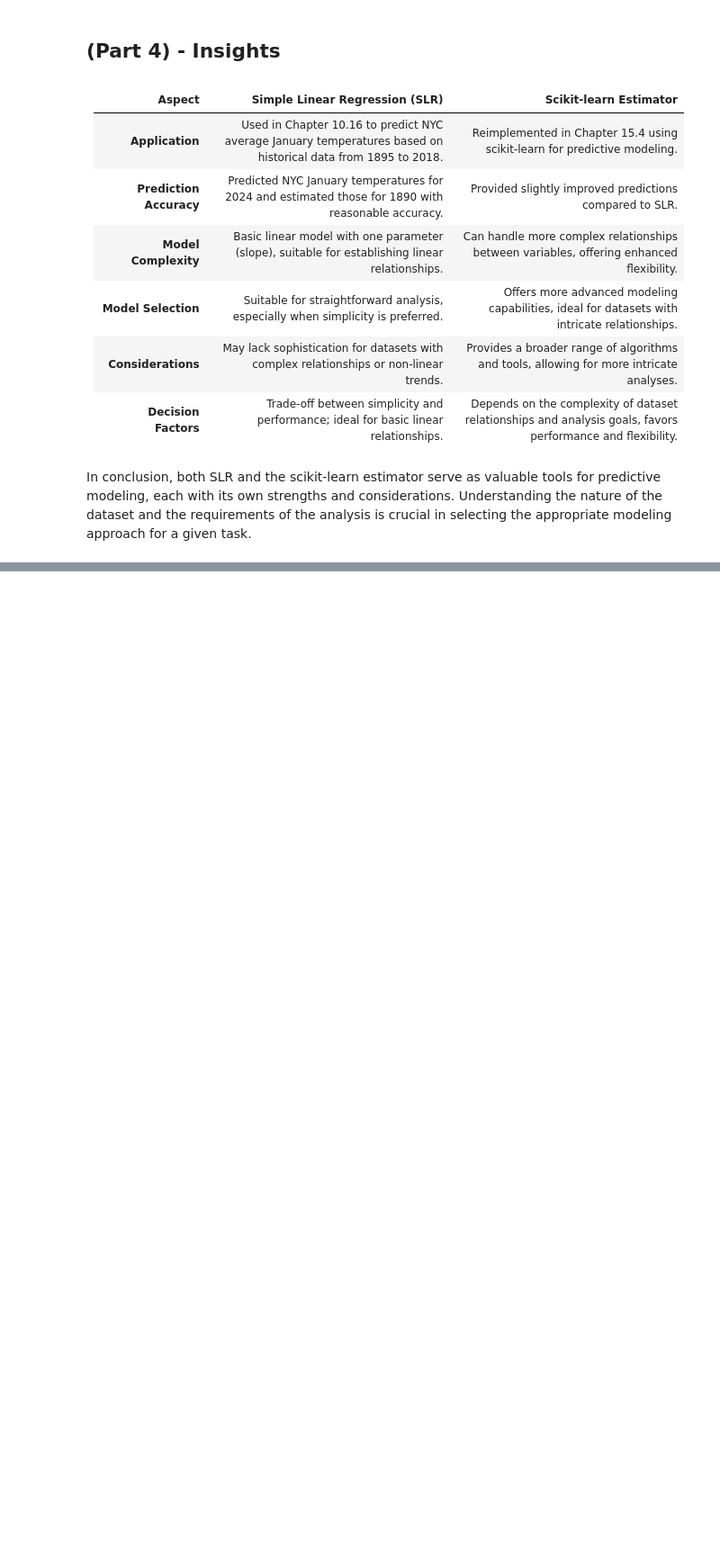
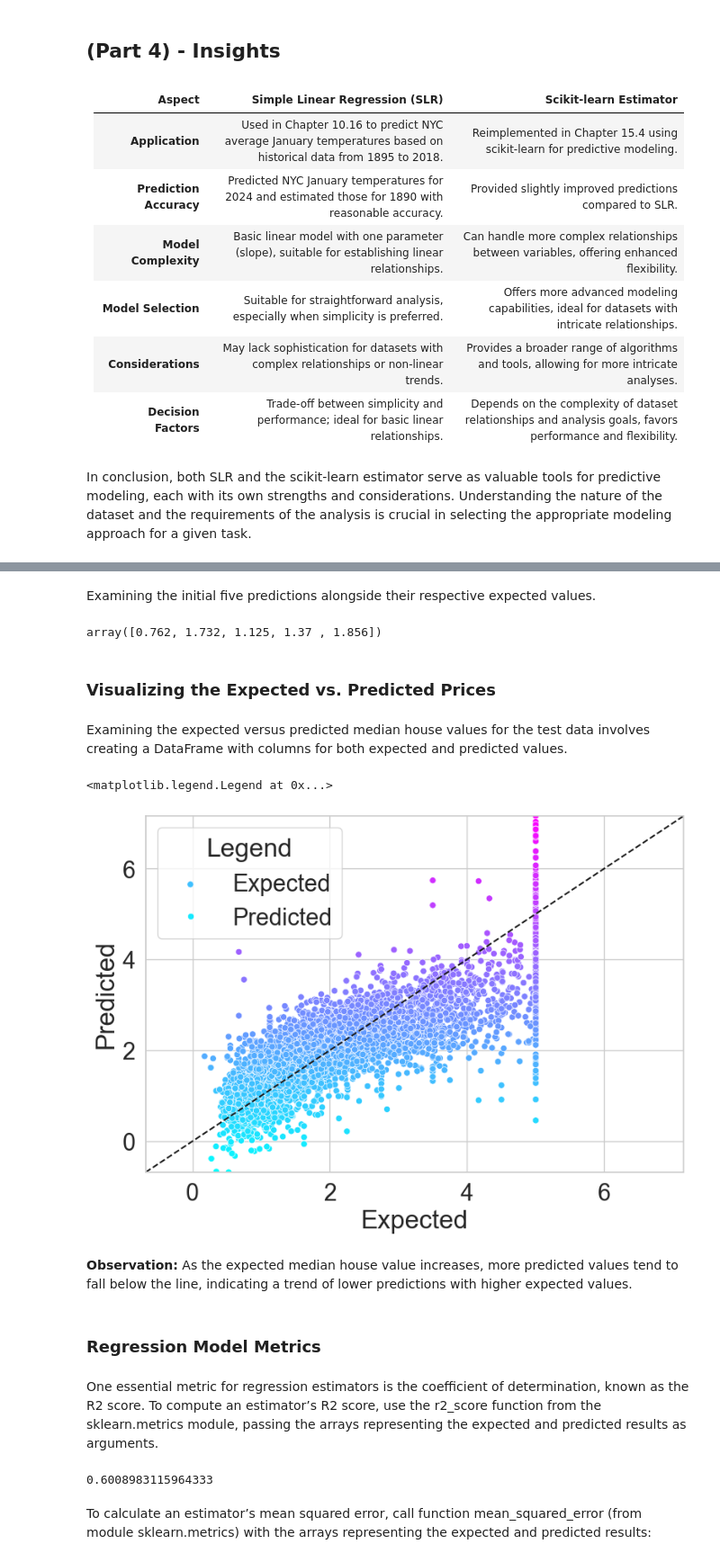
Before and after one commit to Tesfamariam100/datafun-07-applied, a Jupyter notebook: Tesfamariam_ml.ipynb, the cells around one changed output, grey strips where cells are left out. Shown at 90% size. Drawn from its saved outputs; the diff is of its cells as text; code cells hidden in the pictures; blank space fills up the shorter version.

```diff
--- a/Tesfamariam_ml.ipynb
+++ b/Tesfamariam_ml.ipynb
@@ -317,0 +445,9 @@ In conclusion, both SLR and the scikit-learn estimator serve as valuable tools f
+# %%
+from sklearn.model_selection import train_test_split
+X_train, X_test, y_train, y_test = train_test_split(
+california.data, california.target, random_state=11)
+
+X_train.shape
+(15480, 8)
+X_test.shape
+(5160, 8)
@@ -317,0 +464,5 @@ In conclusion, both SLR and the scikit-learn estimator serve as valuable tools f
+# %%
+from sklearn.linear_model import LinearRegression
+
+linear_regression = LinearRegression()
+linear_regression.fit(X=X_train, y=y_train)
@@ -317,0 +494,50 @@ In conclusion, both SLR and the scikit-learn estimator serve as valuable tools f
+# %%
+predicted = linear_regression.predict(X_test)
+expected = y_test
+# %% [markdown]
+Examining the initial five predictions alongside their respective expected values.
+# %%
+predicted[:5]
+([1.25396876, 2.34693107, 2.03794745, 1.8701254 , 2.53608339])
+
+expected[:5]
+# %% [output]
+array([0.762, 1.732, 1.125, 1.37 , 1.856])
+# %% [markdown]
+### Visualizing the Expected vs. Predicted Prices
+# %% [markdown]
+Examining the expected versus predicted median house values for the test data involves creating a DataFrame with columns for both expected and predicted values.
+# %%
+df = pd.DataFrame()
+df['Expected'] = pd.Series(expected)
+df['Predicted'] = pd.Series(predicted)
+ # Plotting the data as a scatter plot with the expected (target) prices along the x-axis and the predicted prices along the y-axis
+figure = plt.figure(figsize=(9, 6))
+axes = sns.scatterplot(data=df, x='Expected', y='Predicted',
+    hue='Predicted', palette='cool', legend=True)
+
+# Setting the x- and y-axes’ limits to use the same scale along both axes
+start = min(expected.min(), predicted.min())
+end = max(expected.max(), predicted.max())
+axes.set_xlim(start, end)
+axes.set_ylim(start, end)
+line = plt.plot([start, end], [start, end], 'k--')
+# Displaying the legend
+plt.legend(title='Legend', loc='upper left', labels=['Expected', 'Predicted'])
+# %% [output]
+<matplotlib.legend.Legend at 0x...>
+[figure, added]
+# %% [markdown]
+**Observation:** As the expected median house value increases, more predicted values tend to fall below the line, indicating a trend of lower predictions with higher expected values.
+# %% [markdown]
+### Regression Model Metrics
+# %% [markdown]
+One essential metric for regression estimators is the coefficient of determination, known as the R2 score. To compute an estimator’s R2 score, use the r2_score function from the sklearn.metrics module, passing the arrays representing the expected and predicted results as arguments.
+# %%
+from sklearn import metrics
+metrics.r2_score(expected, predicted)
+# %% [output]
+0.6008983115964333
+# %% [markdown]
+To calculate an estimator’s mean squared error, call function mean_squared_error (from
+module sklearn.metrics) with the arrays representing the expected and predicted results:
```
Also changed, not shown: parts of 40 cells of this notebook.
